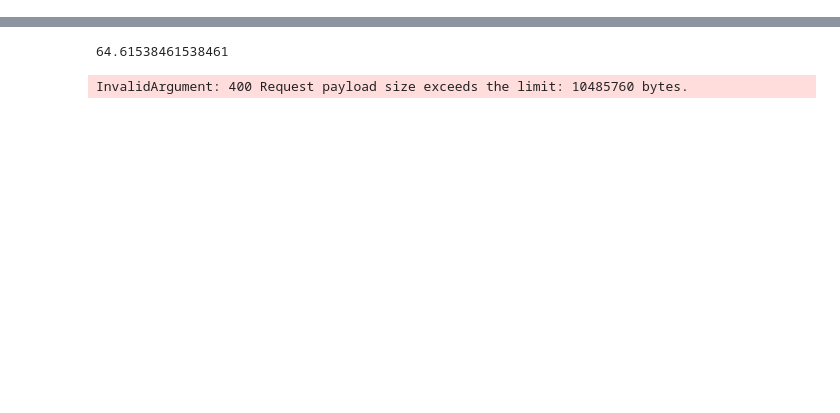
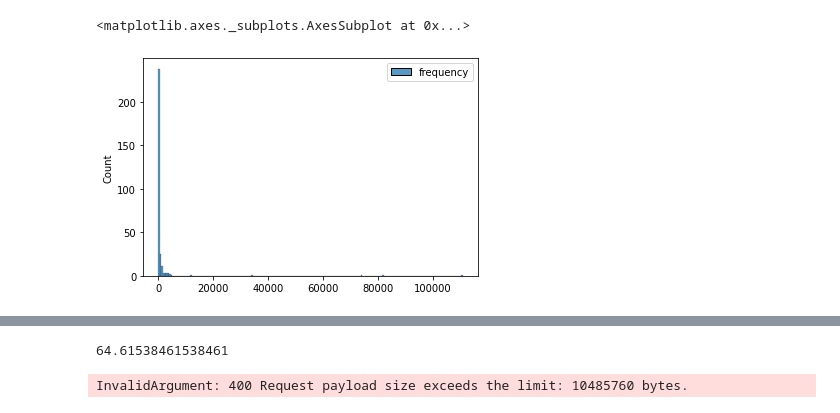
Before and after one commit to adimaini/WEAT-WEFAT, a Jupyter notebook: fasttext haitian creole.ipynb, the cells around one changed output, grey strips where cells are left out. Drawn from its saved outputs; the diff is of its cells as text; code cells hidden in the pictures; blank space fills up the shorter version.

Commit message:
bellezza translation frequency, cmu speech exploration

```diff
--- a/fasttext haitian creole.ipynb
+++ b/fasttext haitian creole.ipynb
@@ -30,0 +11,3 @@ ParserError: Error tokenizing data. C error: EOF inside string starting at row 4
+# %%
+ft_freq = pd.DataFrame({'words': ft.get_words(include_freq=True)[0],
+                        'frequency': ft.get_words(include_freq=True)[1]})
@@ -30,0 +30,5 @@ ParserError: Error tokenizing data. C error: EOF inside string starting at row 4
+# %%
+bell_words = pd.read_csv('/Users/adimaini/Documents/GW/Research/CODE.nosync/WEAT-WEFAT/data/Bellezza Translations',
+                       usecols=['Haitian Creole word']).values.flatten()
+# %%
+ft_freq_hist = ft_freq[ft_freq['words'].isin(bell_words)].sort_values('frequency')
@@ -30,0 +51,5 @@ ParserError: Error tokenizing data. C error: EOF inside string starting at row 4
+# %%
+sns.histplot(ft_freq_hist, bins=200)
+# %% [output]
+<matplotlib.axes._subplots.AxesSubplot at 0x...>
+[figure, added]
```
Also changed, not shown: parts of 12 cells of this notebook, 2 other files.
